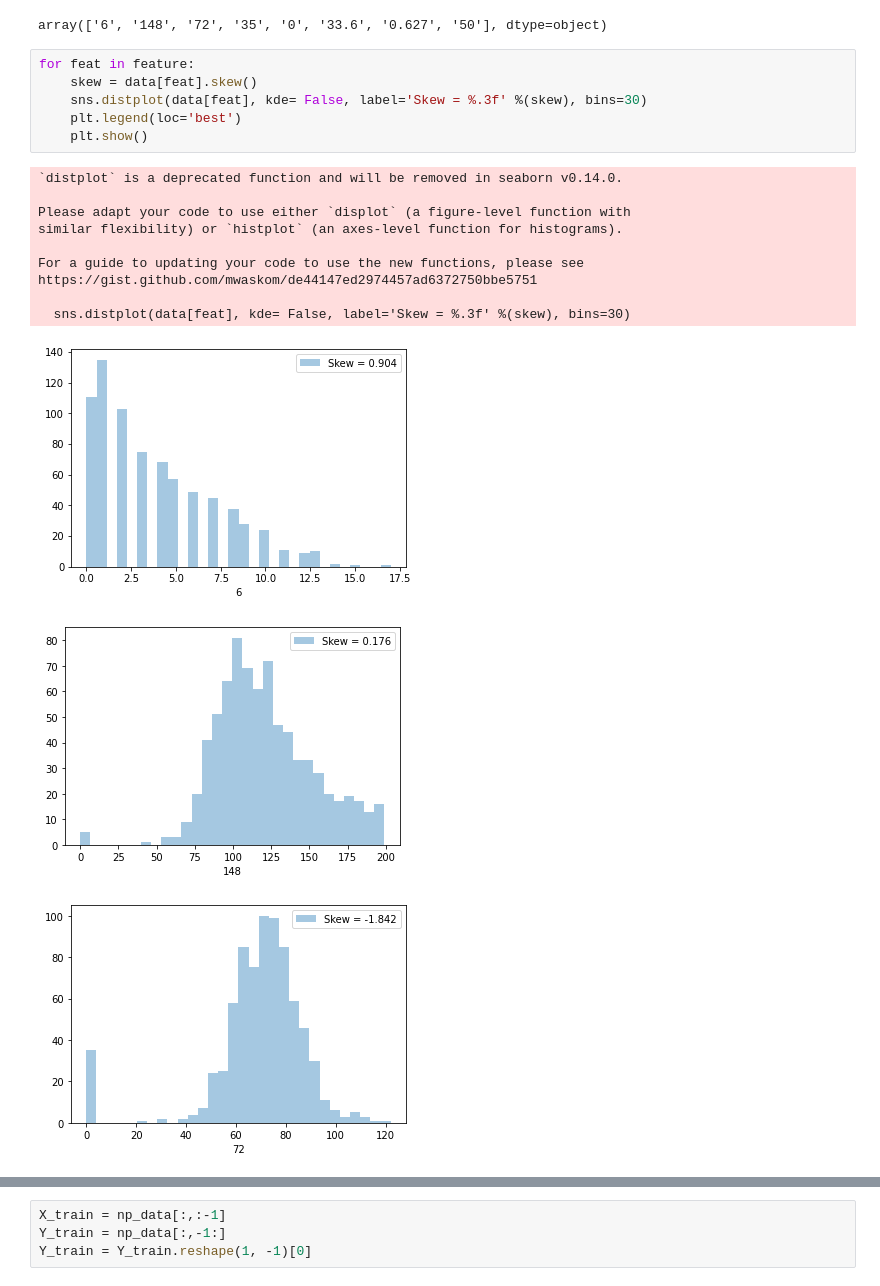
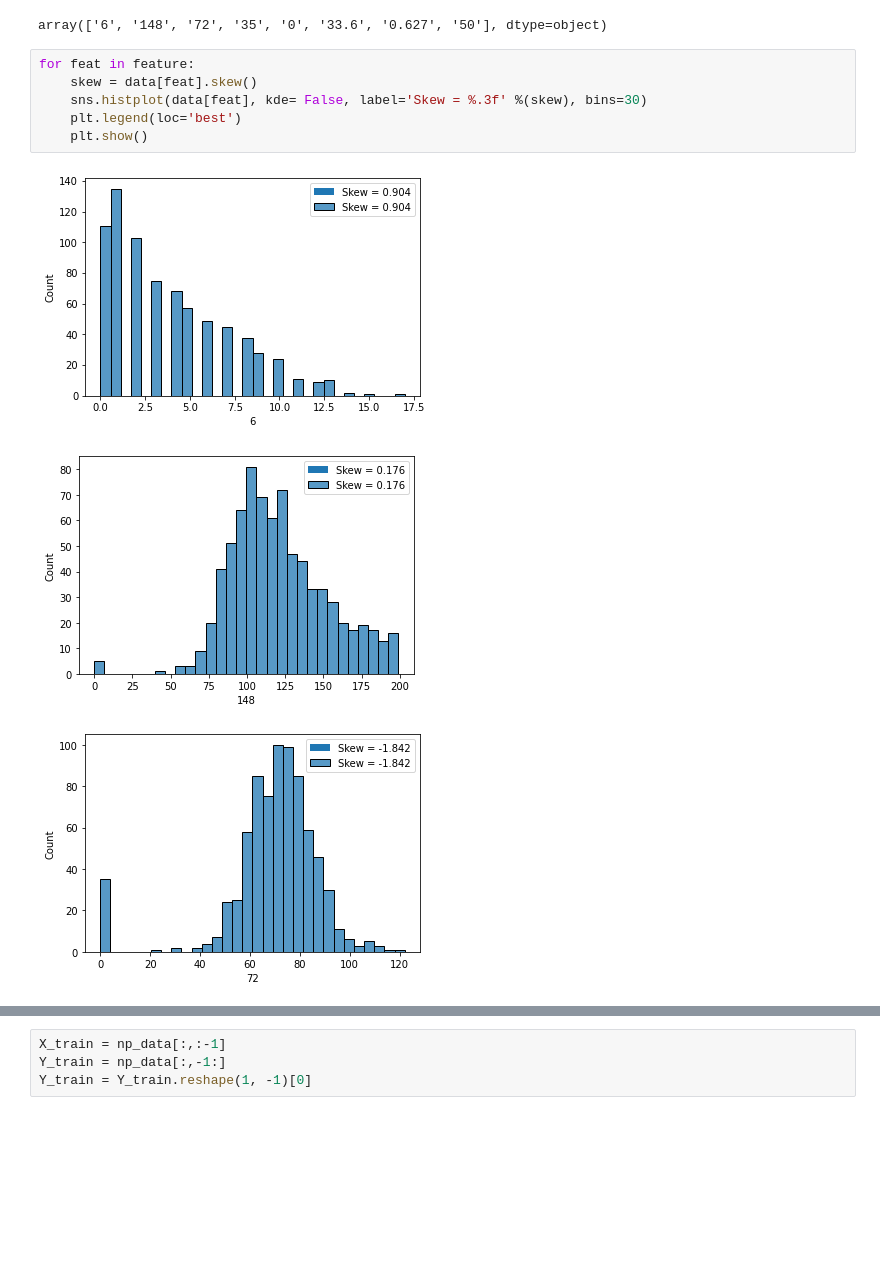
Before and after one commit to ryanvdev/pr, a Jupyter notebook: index.ipynb, the cells around one changed output, grey strips where cells are left out. Drawn from its saved outputs; the diff is of its cells as text; blank space fills up the shorter version.

```diff
--- a/index.ipynb
+++ b/index.ipynb
@@ -81,19 +81,10 @@ array(['6', '148', '72', '35', '0', '33.6', '0.627', '50'], dtype=object)
 # %%
 for feat in feature:
     skew = data[feat].skew()
-    sns.distplot(data[feat], kde= False, label='Skew = %.3f' %(skew), bins=30)
+    sns.histplot(data[feat], kde= False, label='Skew = %.3f' %(skew), bins=30)
     plt.legend(loc='best')
     plt.show()
 # %% [output]
-`distplot` is a deprecated function and will be removed in seaborn v0.14.0.
-
-Please adapt your code to use either `displot` (a figure-level function with
-similar flexibility) or `histplot` (an axes-level function for histograms).
-
-For a guide to updating your code to use the new functions, please see
-https://gist.github.com/mwaskom/de44147ed2974457ad6372750bbe5751
-
-  sns.distplot(data[feat], kde= False, label='Skew = %.3f' %(skew), bins=30)
-[figure, old version]
+[figure, new version]
-[figure, old version]
+[figure, new version]
-[figure, old version]
+[figure, new version]
```
Also changed, not shown: parts of 1 cell of this notebook.
